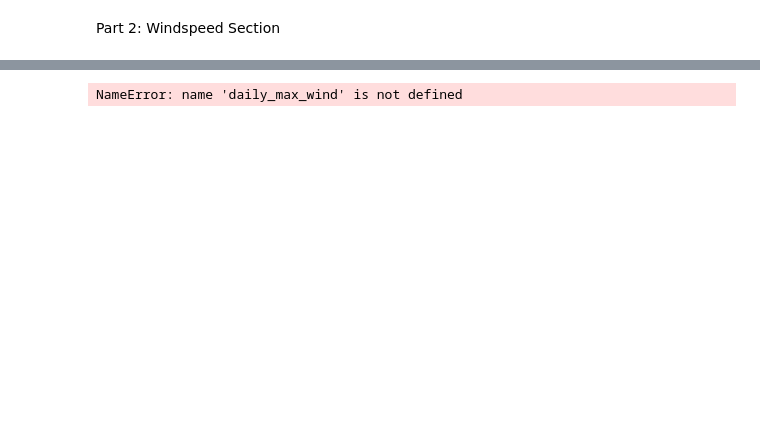
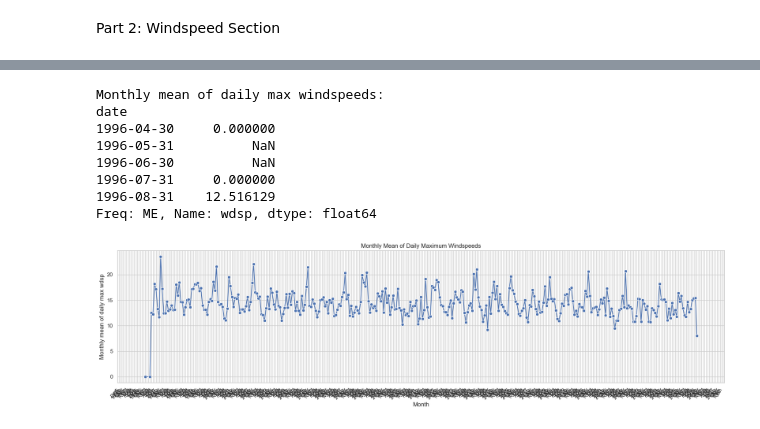
Before and after one commit to LDonn32/PDFA, a Jupyter notebook: Assignments/assignment06-weather.ipynb, the cells around one changed output, grey strips where cells are left out. Drawn from its saved outputs; the diff is of its cells as text; code cells hidden in the pictures; blank space fills up the shorter version.

```diff
--- a/Assignments/assignment06-weather.ipynb
+++ b/Assignments/assignment06-weather.ipynb
@@ -361,17 +385,28 @@ NameError: name 'wcol' is not defined
 # %%
-#  Monthly mean of daily max windspeeds
+# Monthly mean of daily max windspeeds
 monthly_mean_daily_max = daily_max_wind.resample('M').mean()
 print('\nMonthly mean of daily max windspeeds:')
+
 print(monthly_mean_daily_max.head())
 
-plt.figure(figsize=(12,5))
+
+plt.figure(figsize=(18,5))
 ax = sns.lineplot(x=monthly_mean_daily_max.index, y=monthly_mean_daily_max.values, marker='o')
 ax.set_title('Monthly Mean of Daily Maximum Windspeeds')
 ax.set_xlabel('Month')
 ax.set_ylabel(f'Monthly mean of daily max {wcol}')
 ax.xaxis.set_major_locator(mdates.MonthLocator(interval=1))
 ax.xaxis.set_major_formatter(mdates.ConciseDateFormatter(mdates.AutoDateLocator()))
+plt.xticks(rotation=60, ha='right')   # rotate and align right to show all labels
 plt.tight_layout()
 plt.show()
 # %% [output]
-NameError: name 'daily_max_wind' is not defined
+Monthly mean of daily max windspeeds:
+date
+1996-04-30     0.000000
+1996-05-31          NaN
+1996-06-30          NaN
+1996-07-31     0.000000
+1996-08-31    12.516129
+Freq: ME, Name: wdsp, dtype: float64
+[figure, added]
```
Also changed, not shown: parts of 15 cells of this notebook, 1 other file.
